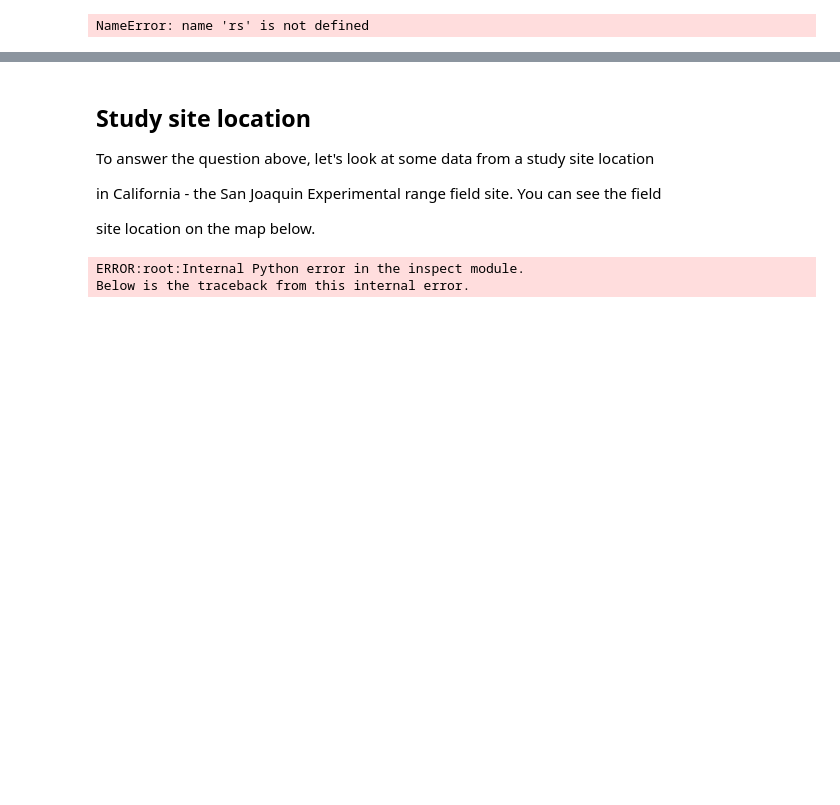
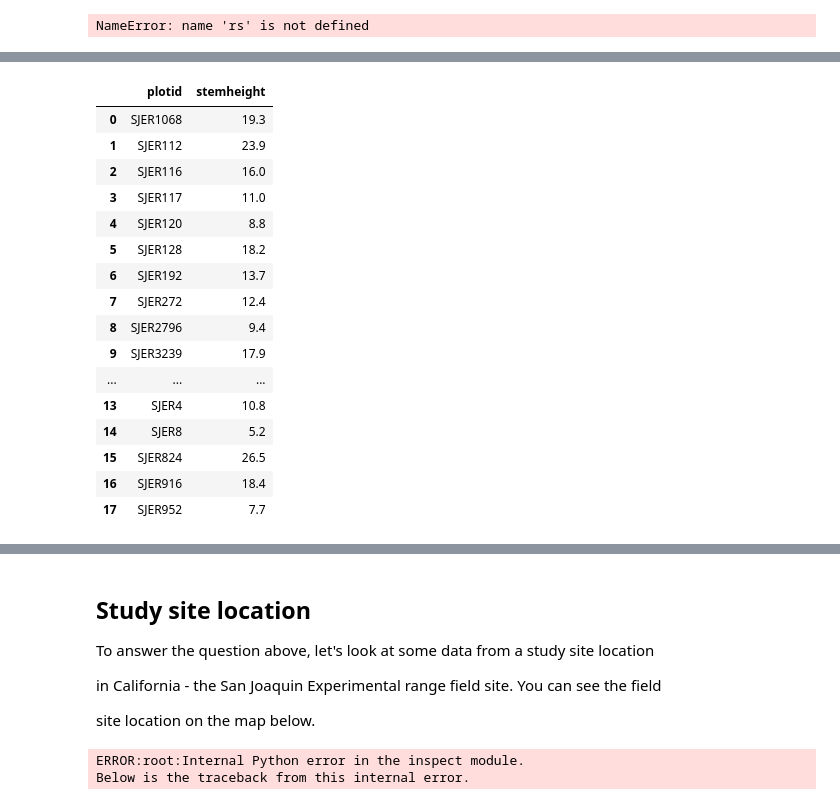
Before and after one commit to choldgraf/earth-analytics-python_OLD, a Jupyter notebook: notebooks/final-notebooks/week-5/in-class/2016-12-06-spatial05-understand-uncertainty.ipynb, the cells around one changed output, grey strips where cells are left out. Drawn from its saved outputs; the diff is of its cells as text; code cells hidden in the pictures; blank space fills up the shorter version.

```diff
--- a/notebooks/final-notebooks/week-5/in-class/2016-12-06-spatial05-understand-uncertainty.ipynb
+++ b/notebooks/final-notebooks/week-5/in-class/2016-12-06-spatial05-understand-uncertainty.ipynb
@@ -306,0 +273,23 @@ SJER_height
+# %%
+## extract max tree height for each plot
+insitu_stem_height = SJER_insitu.groupby('plotid').max()['stemheight'].reset_index()
+# view the top
+insitu_stem_height
+# %% [output]
+|  | plotid | stemheight |
+| 0 | SJER1068 | 19.3 |
+| 1 | SJER112 | 23.9 |
+| 2 | SJER116 | 16.0 |
+| 3 | SJER117 | 11.0 |
+| 4 | SJER120 | 8.8 |
+| 5 | SJER128 | 18.2 |
+| 6 | SJER192 | 13.7 |
+| 7 | SJER272 | 12.4 |
+| 8 | SJER2796 | 9.4 |
+| 9 | SJER3239 | 17.9 |
+| ... | ... | ... |
+| 13 | SJER4 | 10.8 |
+| 14 | SJER8 | 5.2 |
+| 15 | SJER824 | 26.5 |
+| 16 | SJER916 | 18.4 |
+| 17 | SJER952 | 7.7 |
```
Also changed, not shown: parts of 9 cells of this notebook.
